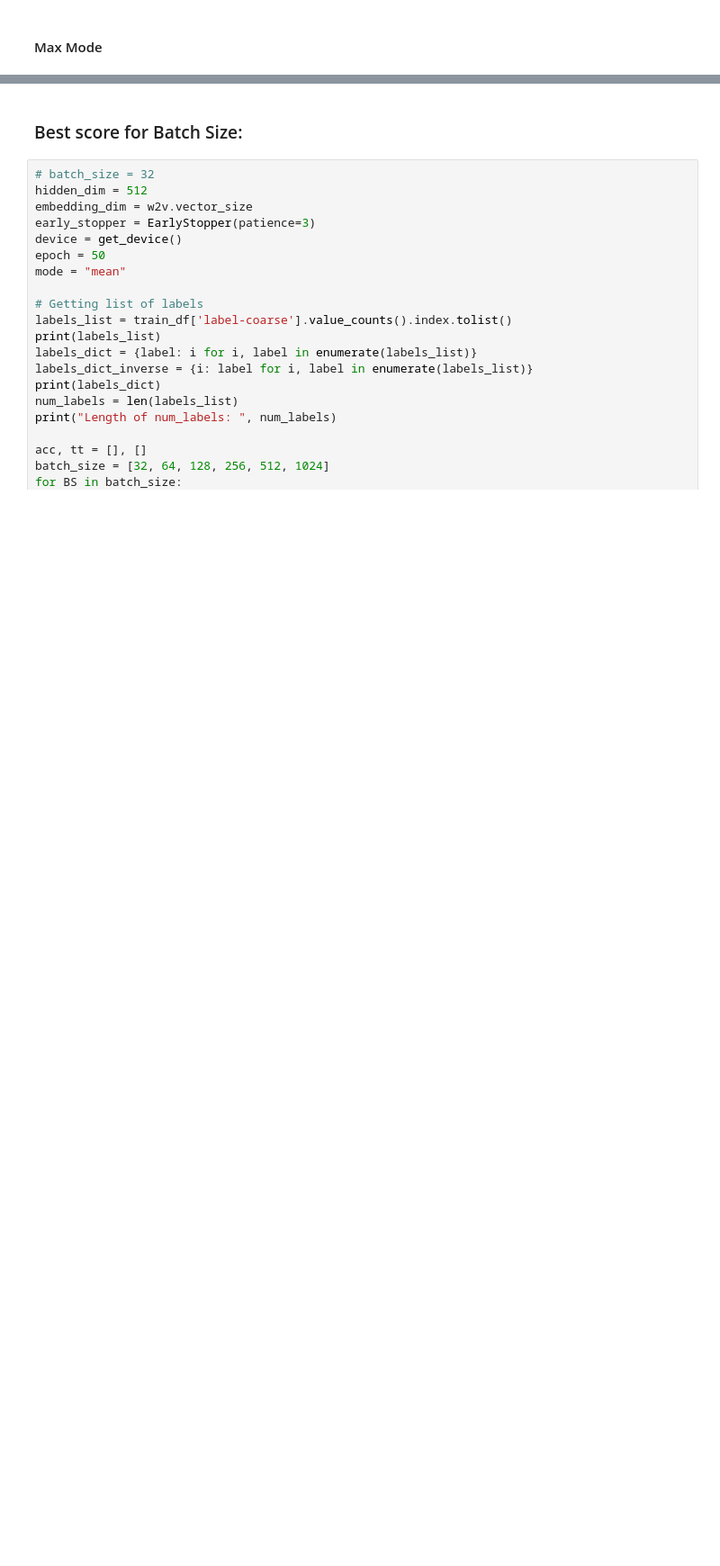
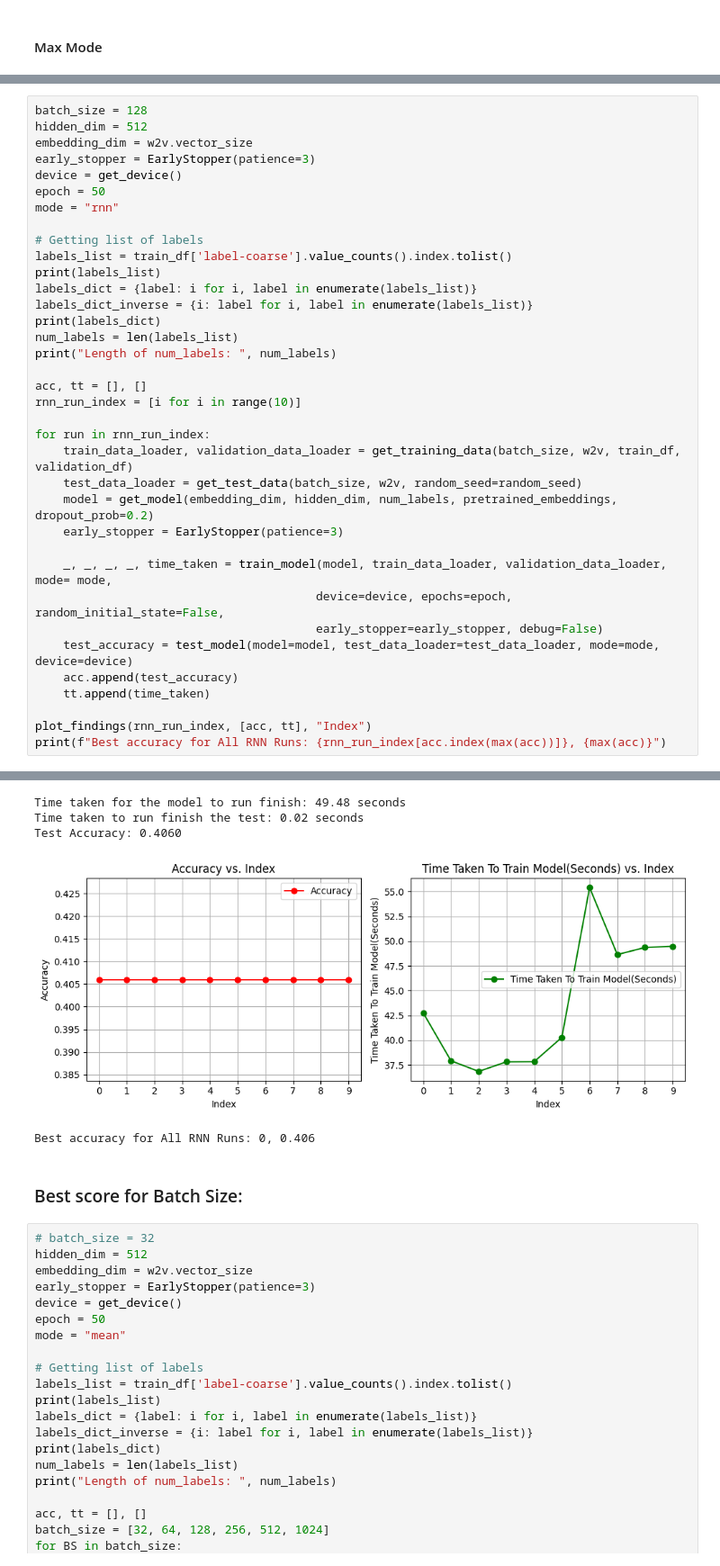
Before and after one commit to jordanlianhs/SC4002-Natural-Language-Processing, a Jupyter notebook: CZ4045 Part 1 latest copy Jordan.ipynb, the cells around one changed output, grey strips where cells are left out. Shown at 90% size. Cells and saved outputs as stored; diff of their text form; blank space fills up the shorter version.

```diff
--- a/CZ4045 Part 1 latest copy Jordan.ipynb
+++ b/CZ4045 Part 1 latest copy Jordan.ipynb
@@ -744,0 +762,37 @@ Best accuracy for Batch Size: 6, 0.472
+# %%
+batch_size = 128
+hidden_dim = 512
+embedding_dim = w2v.vector_size
+early_stopper = EarlyStopper(patience=3)
+device = get_device()
+epoch = 50
+mode = "rnn"
+
+# Getting list of labels
+labels_list = train_df['label-coarse'].value_counts().index.tolist()
+print(labels_list)
+labels_dict = {label: i for i, label in enumerate(labels_list)}
+labels_dict_inverse = {i: label for i, label in enumerate(labels_list)}
+print(labels_dict)
+num_labels = len(labels_list)
+print("Length of num_labels: ", num_labels)
+
+acc, tt = [], []
+rnn_run_index = [i for i in range(10)]
+
+for run in rnn_run_index:
+    train_data_loader, validation_data_loader = get_training_data(batch_size, w2v, train_df, validation_df)
+    test_data_loader = get_test_data(batch_size, w2v, random_seed=random_seed)
+    model = get_model(embedding_dim, hidden_dim, num_labels, pretrained_embeddings, dropout_prob=0.2)
+    early_stopper = EarlyStopper(patience=3)
+
+    _, _, _, _, time_taken = train_model(model, train_data_loader, validation_data_loader, mode= mode,
+                                        device=device, epochs=epoch, random_initial_state=False,
+                                        early_stopper=early_stopper, debug=False)
+    test_accuracy = test_model(model=model, test_data_loader=test_data_loader, mode=mode, device=device)
+    acc.append(test_accuracy)
+    tt.append(time_taken)
+
+plot_findings(rnn_run_index, [acc, tt], "Index")
+print(f"Best accuracy for All RNN Runs: {rnn_run_index[acc.index(max(acc))]}, {max(acc)}")
+# %% [output]
@@ -745,3 +830,8 @@ Best accuracy for Batch Size: 6, 0.472
+Time taken for the model to run finish: 49.48 seconds
+Time taken to run finish the test: 0.02 seconds
+Test Accuracy: 0.4060
+[figure, added]
+Best accuracy for All RNN Runs: 0, 0.406
 # %% [markdown]
 ### Best score for Batch Size:
 # %%
```
Also changed, not shown: parts of 9 cells of this notebook.
